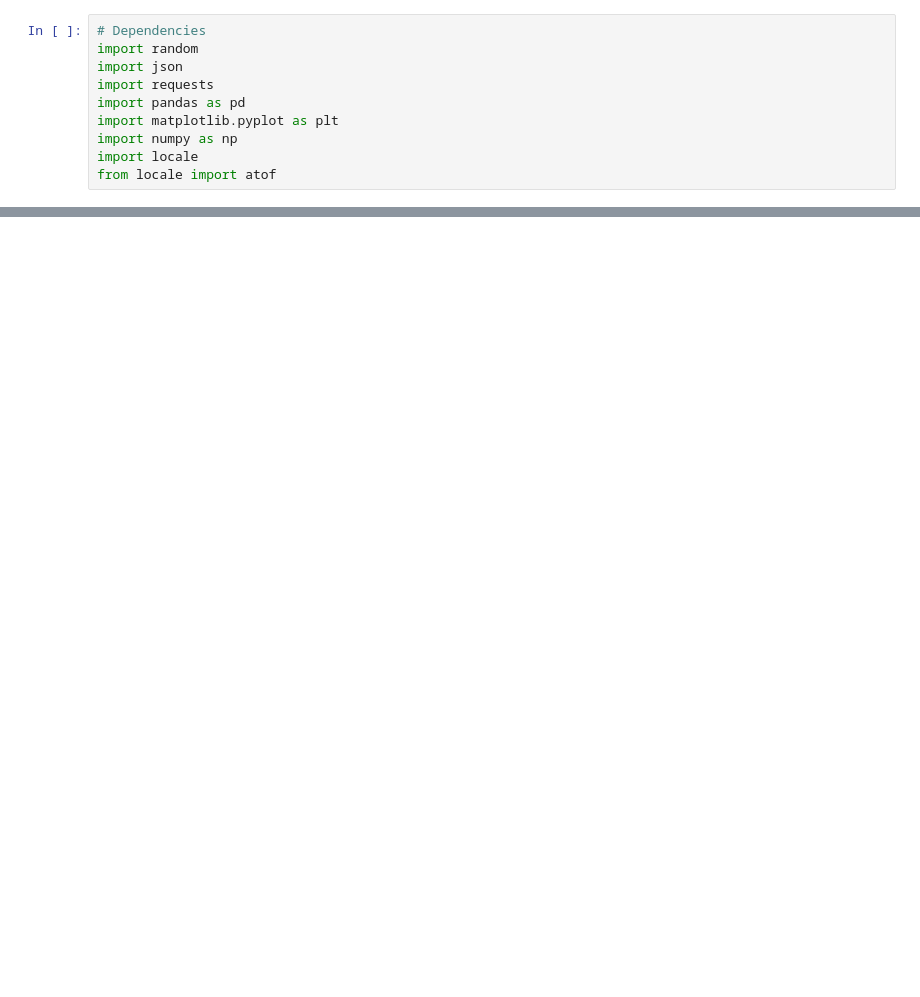
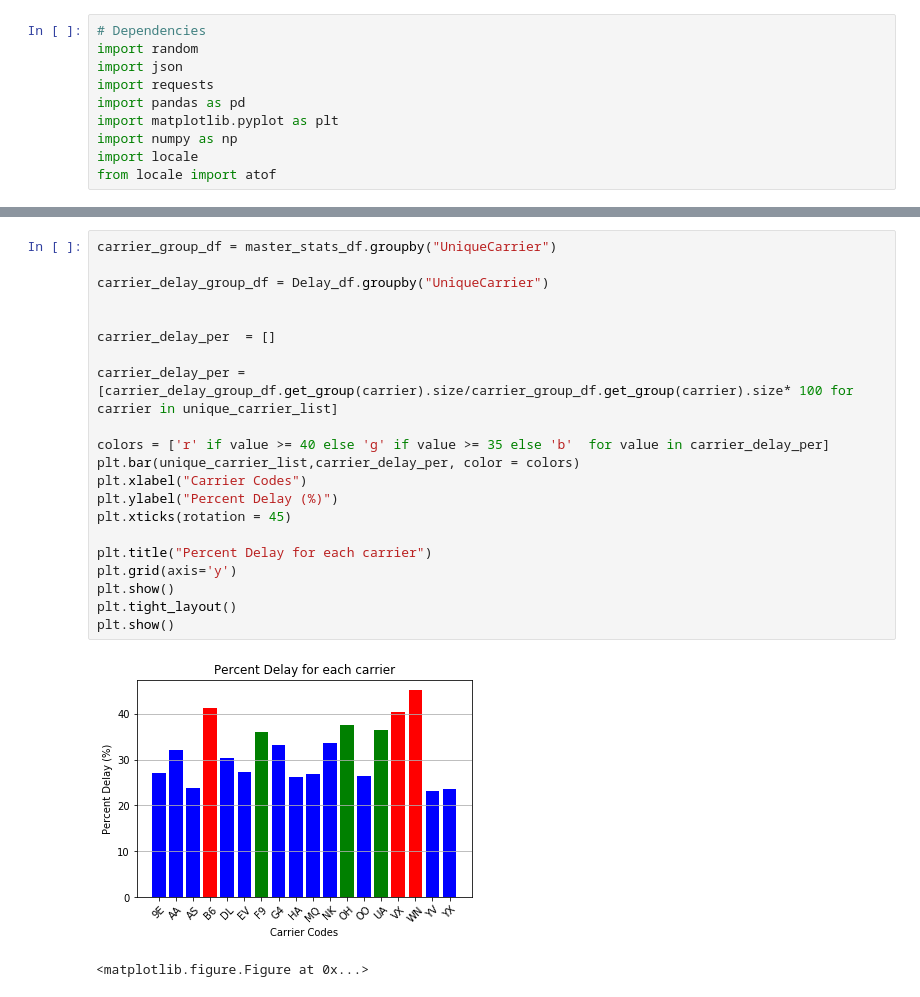
Before and after one commit to Randy0601/GroupProject, a Jupyter notebook: Saifee/Starter.ipynb, the cells around one changed output, grey strips where cells are left out. Saved outputs shown, nothing was run; the diff lists cells and outputs as text; blank space fills up the shorter version.

```diff
--- a/Saifee/Starter.ipynb
+++ b/Saifee/Starter.ipynb
@@ -30,0 +94,24 @@ carrier_total_delay_df = carrier_delay_group_df["DepDelayMinutes"].sum()
+# %%
+carrier_group_df = master_stats_df.groupby("UniqueCarrier")
+
+carrier_delay_group_df = Delay_df.groupby("UniqueCarrier")
+
+
+carrier_delay_per  = []
+
+carrier_delay_per = [carrier_delay_group_df.get_group(carrier).size/carrier_group_df.get_group(carrier).size* 100 for carrier in unique_carrier_list]
+
+colors = ['r' if value >= 40 else 'g' if value >= 35 else 'b'  for value in carrier_delay_per]
+plt.bar(unique_carrier_list,carrier_delay_per, color = colors)
+plt.xlabel("Carrier Codes")
+plt.ylabel("Percent Delay (%)")
+plt.xticks(rotation = 45)
+
+plt.title("Percent Delay for each carrier")
+plt.grid(axis='y')
+plt.show()
+plt.tight_layout()
+plt.show()
+# %% [output]
+[figure, added]
+<matplotlib.figure.Figure at 0x...>
```
Also changed, not shown: parts of 24 cells of this notebook, 1 other file.
